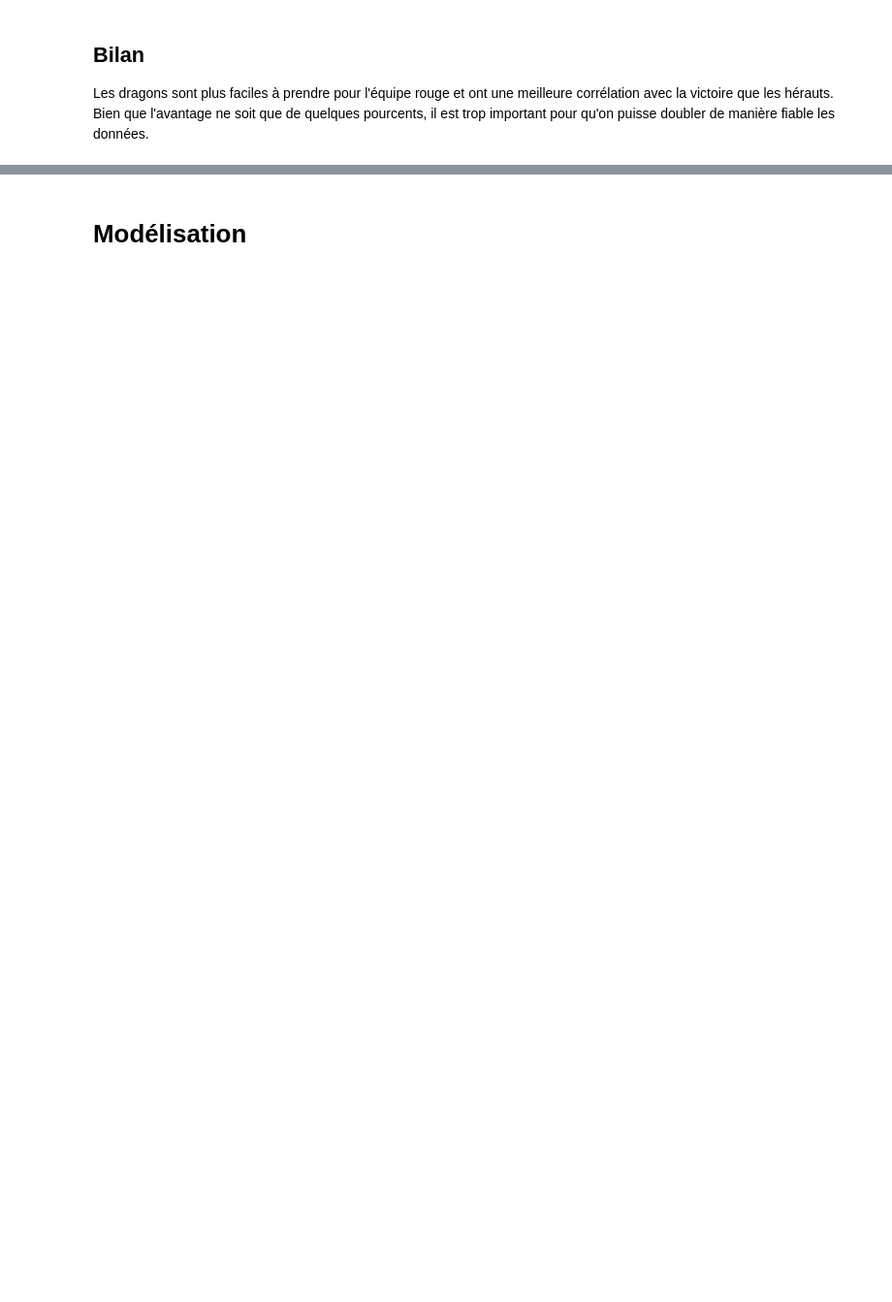
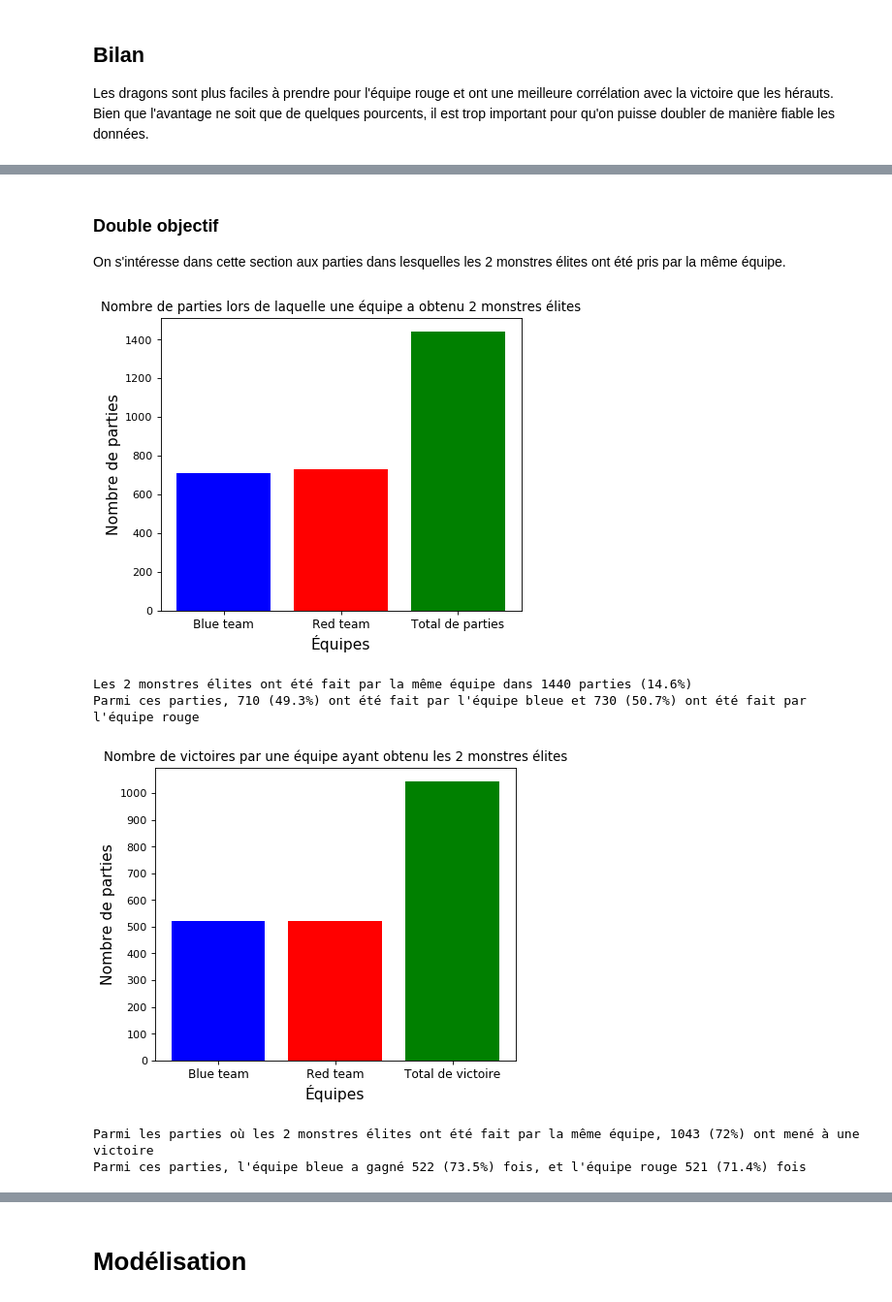
Before and after one commit to Preuce/ProjetIAS, a Jupyter notebook: Main.ipynb, the cells around one changed output, grey strips where cells are left out. Shown at 97% size. Drawn from its saved outputs; the diff is of its cells as text; code cells hidden in the pictures; blank space fills up the shorter version.

Commit message:
Partie analyse du début quasi finie

```diff
--- a/Main.ipynb
+++ b/Main.ipynb
@@ -226,0 +230,7 @@ Bien que l'avantage ne soit que de quelques pourcents, il est trop important pou
+# %% [markdown]
+### Double objectif
+On s'intéresse dans cette section aux parties dans lesquelles les 2 monstres élites ont été pris par la même équipe.
+# %%
+dfDouble = dfSimplified[["blueWins", "herald", "dragon"]]
+dfDouble = dfDouble[(dfDouble["herald"] > -1) & (dfDouble["dragon"] > -1)]
+dfDouble = dfDouble[dfDouble["herald"] == dfDouble["dragon"]]
@@ -226,0 +286,9 @@ Bien que l'avantage ne soit que de quelques pourcents, il est trop important pou
+# %%
+DoubleWinRepartition(dfDouble)
+# %% [output]
+[figure, added]
+Les 2 monstres élites ont été fait par la même équipe dans 1440 parties (14.6%)
+Parmi ces parties, 710 (49.3%) ont été fait par l'équipe bleue et 730 (50.7%) ont été fait par l'équipe rouge
+[figure, added]
+Parmi les parties où les 2 monstres élites ont été fait par la même équipe, 1043 (72%) ont mené à une victoire
+Parmi ces parties, l'équipe bleue a gagné 522 (73.5%) fois, et l'équipe rouge 521 (71.4%) fois
```
Also changed, not shown: parts of 39 cells of this notebook.
